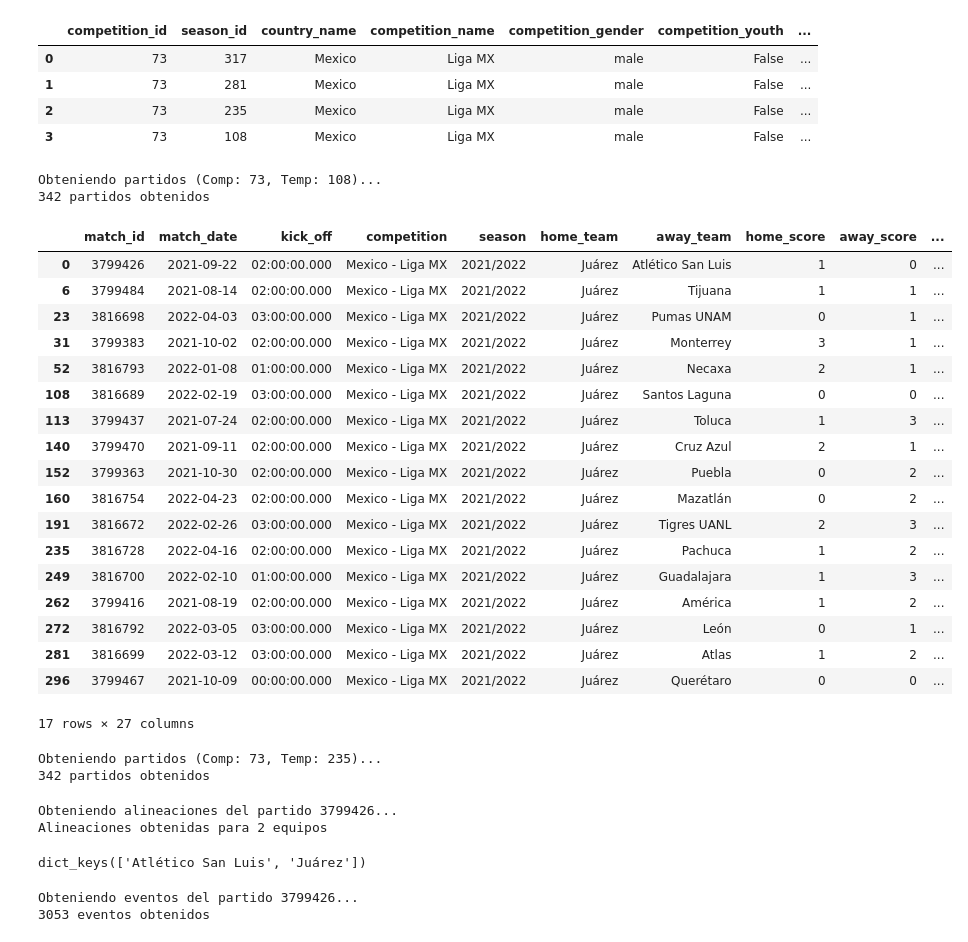
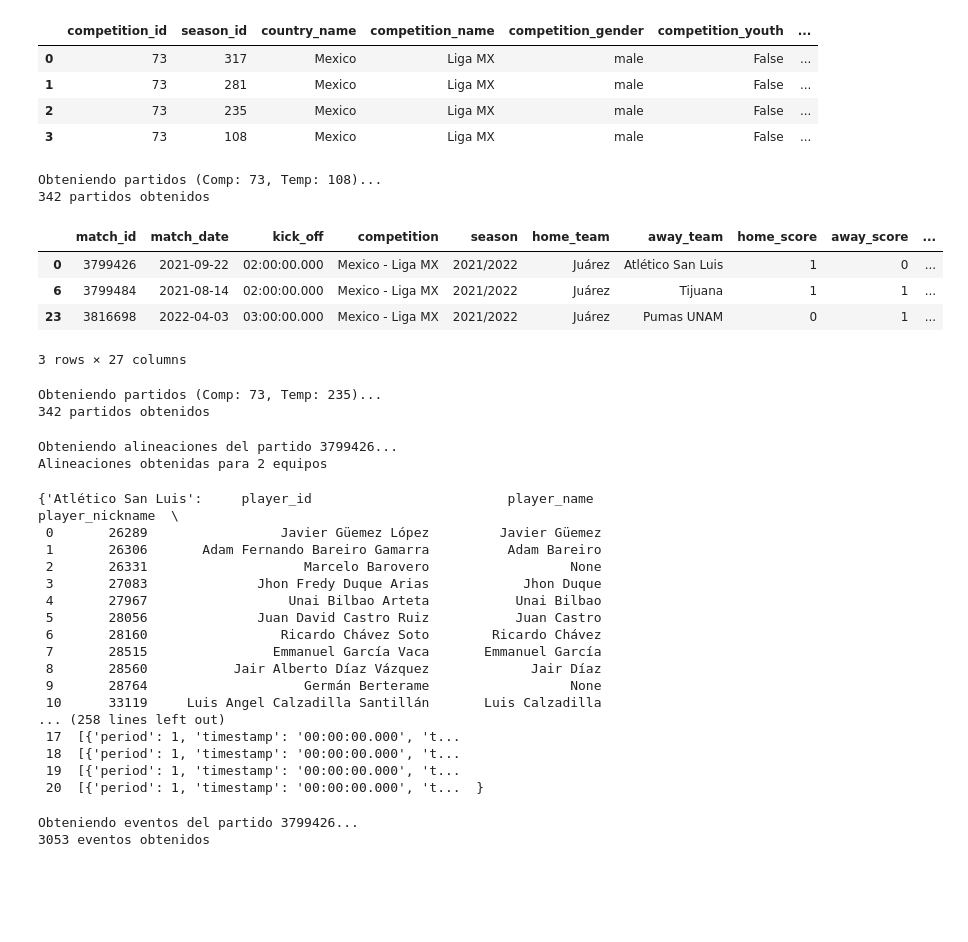
Before and after one commit to Jaimeum/Hackathon-America, a Jupyter notebook: notebooks/Prueba1.ipynb, the cells around one changed output. Cells and saved outputs as stored; diff of their text form; code cells hidden in the pictures; blank space fills up the shorter version.

```diff
--- a/notebooks/Prueba1.ipynb
+++ b/notebooks/Prueba1.ipynb
@@ -50,29 +50,15 @@ competitions
 | 3 | 73 | 108 | Mexico | Liga MX | male | False | ... |
 # %%
 matches_2122 = fetcher.get_matches(73, 108)
-matches_2122[matches_2122['home_team'] == 'Juárez']
+matches_2122[matches_2122['home_team'] == 'Juárez'].head(3)
 # %% [output]
 Obteniendo partidos (Comp: 73, Temp: 108)...
 342 partidos obtenidos
 |  | match_id | match_date | kick_off | competition | season | home_team | away_team | home_score | away_score | ... |
 | 0 | 3799426 | 2021-09-22 | 02:00:00.000 | Mexico - Liga MX | 2021/2022 | Juárez | Atlético San Luis | 1 | 0 | ... |
 | 6 | 3799484 | 2021-08-14 | 02:00:00.000 | Mexico - Liga MX | 2021/2022 | Juárez | Tijuana | 1 | 1 | ... |
 | 23 | 3816698 | 2022-04-03 | 03:00:00.000 | Mexico - Liga MX | 2021/2022 | Juárez | Pumas UNAM | 0 | 1 | ... |
-| 31 | 3799383 | 2021-10-02 | 02:00:00.000 | Mexico - Liga MX | 2021/2022 | Juárez | Monterrey | 3 | 1 | ... |
-| 52 | 3816793 | 2022-01-08 | 01:00:00.000 | Mexico - Liga MX | 2021/2022 | Juárez | Necaxa | 2 | 1 | ... |
-| 108 | 3816689 | 2022-02-19 | 03:00:00.000 | Mexico - Liga MX | 2021/2022 | Juárez | Santos Laguna | 0 | 0 | ... |
-| 113 | 3799437 | 2021-07-24 | 02:00:00.000 | Mexico - Liga MX | 2021/2022 | Juárez | Toluca | 1 | 3 | ... |
-| 140 | 3799470 | 2021-09-11 | 02:00:00.000 | Mexico - Liga MX | 2021/2022 | Juárez | Cruz Azul | 2 | 1 | ... |
-| 152 | 3799363 | 2021-10-30 | 02:00:00.000 | Mexico - Liga MX | 2021/2022 | Juárez | Puebla | 0 | 2 | ... |
-| 160 | 3816754 | 2022-04-23 | 02:00:00.000 | Mexico - Liga MX | 2021/2022 | Juárez | Mazatlán | 0 | 2 | ... |
-| 191 | 3816672 | 2022-02-26 | 03:00:00.000 | Mexico - Liga MX | 2021/2022 | Juárez | Tigres UANL | 2 | 3 | ... |
-| 235 | 3816728 | 2022-04-16 | 02:00:00.000 | Mexico - Liga MX | 2021/2022 | Juárez | Pachuca | 1 | 2 | ... |
-| 249 | 3816700 | 2022-02-10 | 01:00:00.000 | Mexico - Liga MX | 2021/2022 | Juárez | Guadalajara | 1 | 3 | ... |
-| 262 | 3799416 | 2021-08-19 | 02:00:00.000 | Mexico - Liga MX | 2021/2022 | Juárez | América | 1 | 2 | ... |
-| 272 | 3816792 | 2022-03-05 | 03:00:00.000 | Mexico - Liga MX | 2021/2022 | Juárez | León | 0 | 1 | ... |
-| 281 | 3816699 | 2022-03-12 | 03:00:00.000 | Mexico - Liga MX | 2021/2022 | Juárez | Atlas | 1 | 2 | ... |
-| 296 | 3799467 | 2021-10-09 | 00:00:00.000 | Mexico - Liga MX | 2021/2022 | Juárez | Querétaro | 0 | 0 | ... |
-17 rows × 27 columns
+3 rows × 27 columns
 # %%
 matches_2223 = fetcher.get_matches(73,235)
 # %% [output]
@@ -80,11 +66,27 @@ Obteniendo partidos (Comp: 73, Temp: 235)...
 342 partidos obtenidos
 # %%
 lineup_prueba = fetcher.get_lineups(3799426)
-lineup_prueba.keys()
+lineup_prueba
 # %% [output]
 Obteniendo alineaciones del partido 3799426...
 Alineaciones obtenidas para 2 equipos
-dict_keys(['Atlético San Luis', 'Juárez'])
+{'Atlético San Luis':     player_id                         player_name       player_nickname  \
+ 0       26289                 Javier Güemez López         Javier Güemez
+ 1       26306       Adam Fernando Bareiro Gamarra          Adam Bareiro
+ 2       26331                    Marcelo Barovero                  None
+ 3       27083              Jhon Fredy Duque Arias            Jhon Duque
+ 4       27967                  Unai Bilbao Arteta           Unai Bilbao
+ 5       28056              Juan David Castro Ruiz           Juan Castro
+ 6       28160                 Ricardo Chávez Soto        Ricardo Chávez
+ 7       28515                Emmanuel García Vaca       Emmanuel García
+ 8       28560           Jair Alberto Díaz Vázquez             Jair Díaz
+ 9       28764                    Germán Berterame                  None
+ 10      33119     Luis Angel Calzadilla Santillán       Luis Calzadilla
+... (258 lines left out)
+ 17  [{'period': 1, 'timestamp': '00:00:00.000', 't...
+ 18  [{'period': 1, 'timestamp': '00:00:00.000', 't...
+ 19  [{'period': 1, 'timestamp': '00:00:00.000', 't...
+ 20  [{'period': 1, 'timestamp': '00:00:00.000', 't...  }
 # %%
 events_prueba_1 = fetcher.get_events(3799426,True)
 # %% [output]
```
Also changed, not shown: parts of 3 cells of this notebook.
